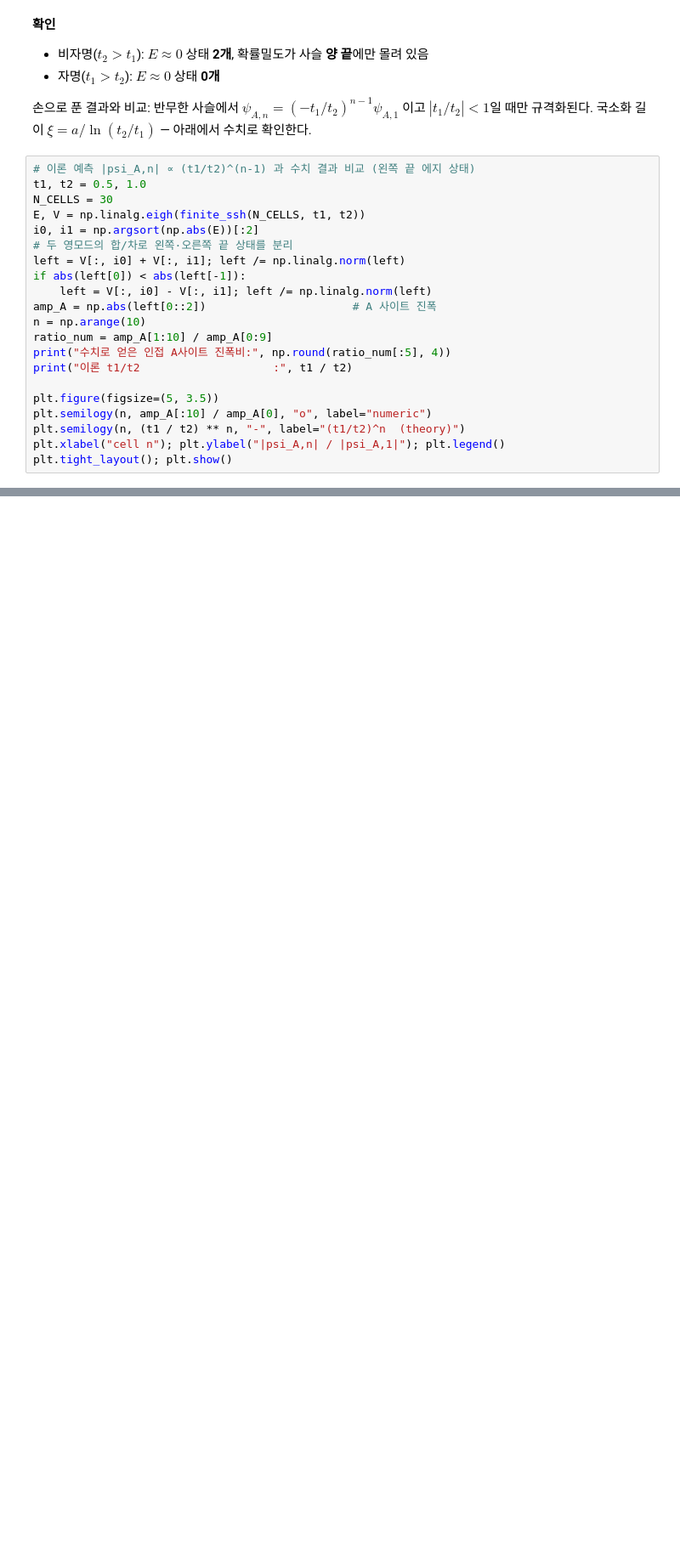
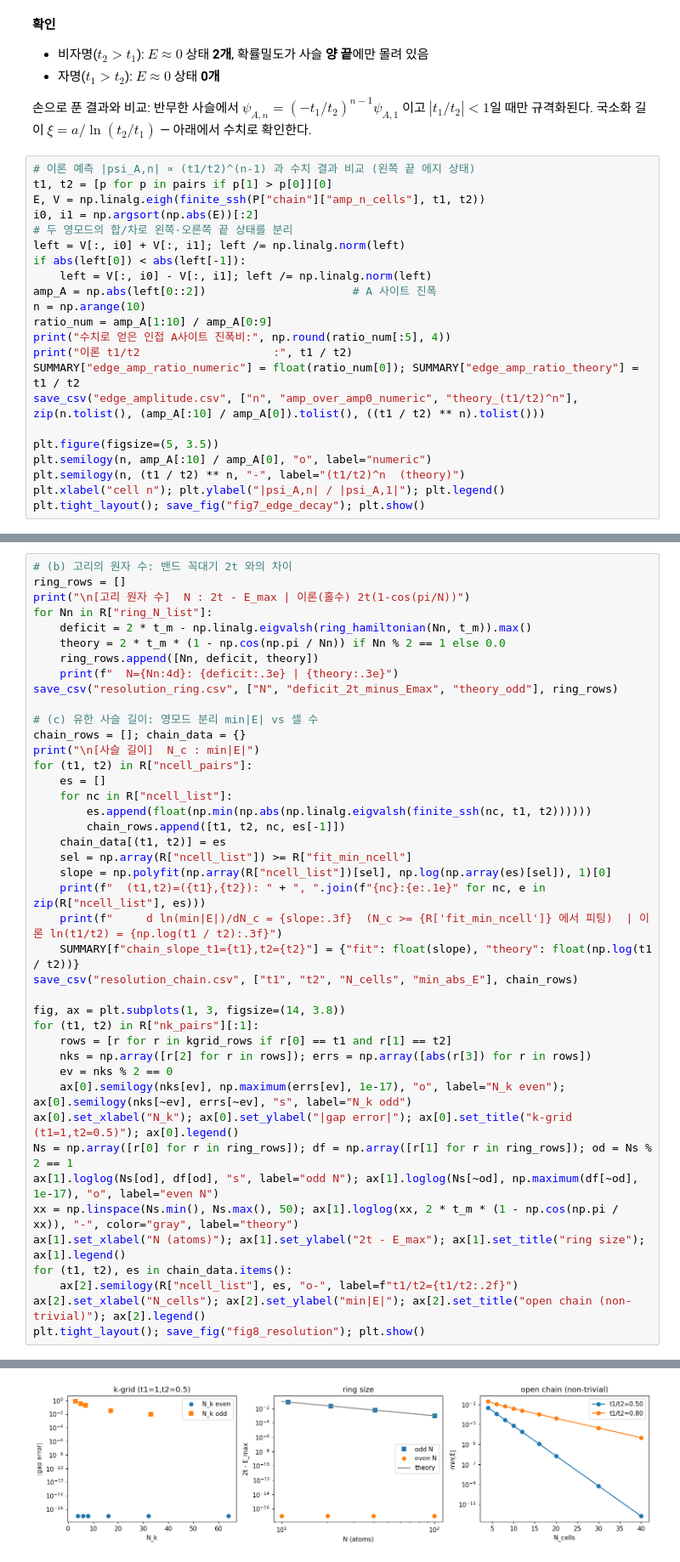
Before and after one commit to hyosan1423/computational-physics, a Jupyter notebook: midterm-tight-binding/tight_binding.ipynb, the cells around one changed output, grey strips where cells are left out. Shown at 85% size. Drawn from its saved outputs; the diff is of its cells as text; blank space fills up the shorter version.

```diff
--- a/midterm-tight-binding/tight_binding.ipynb
+++ b/midterm-tight-binding/tight_binding.ipynb
@@ -352,9 +436,8 @@ non-trivial (nu=1): E=0 근처 상태 2개, 가장 가까운 두 에너지 = [-0
 국소화 길이 $\xi=a/\ln(t_2/t_1)$ — 아래에서 수치로 확인한다.
 # %%
 # 이론 예측 |psi_A,n| ∝ (t1/t2)^(n-1) 과 수치 결과 비교 (왼쪽 끝 에지 상태)
-t1, t2 = 0.5, 1.0
-N_CELLS = 30
-E, V = np.linalg.eigh(finite_ssh(N_CELLS, t1, t2))
+t1, t2 = [p for p in pairs if p[1] > p[0]][0]
+E, V = np.linalg.eigh(finite_ssh(P["chain"]["amp_n_cells"], t1, t2))
 i0, i1 = np.argsort(np.abs(E))[:2]
 # 두 영모드의 합/차로 왼쪽·오른쪽 끝 상태를 분리
 left = V[:, i0] + V[:, i1]; left /= np.linalg.norm(left)
@@ -365,12 +448,14 @@ n = np.arange(10)
 ratio_num = amp_A[1:10] / amp_A[0:9]
 print("수치로 얻은 인접 A사이트 진폭비:", np.round(ratio_num[:5], 4))
 print("이론 t1/t2                    :", t1 / t2)
+SUMMARY["edge_amp_ratio_numeric"] = float(ratio_num[0]); SUMMARY["edge_amp_ratio_theory"] = t1 / t2
+save_csv("edge_amplitude.csv", ["n", "amp_over_amp0_numeric", "theory_(t1/t2)^n"], zip(n.tolist(), (amp_A[:10] / amp_A[0]).tolist(), ((t1 / t2) ** n).tolist()))
 
 plt.figure(figsize=(5, 3.5))
 plt.semilogy(n, amp_A[:10] / amp_A[0], "o", label="numeric")
 plt.semilogy(n, (t1 / t2) ** n, "-", label="(t1/t2)^n  (theory)")
 plt.xlabel("cell n"); plt.ylabel("|psi_A,n| / |psi_A,1|"); plt.legend()
-plt.tight_layout(); plt.show()
+plt.tight_layout(); save_fig("fig7_edge_decay"); plt.show()
 # %% [output]
 수치로 얻은 인접 A사이트 진폭비: [0.5 0.5 0.5 0.5 0.5]
 이론 t1/t2                    : 0.5
@@ -390,0 +604,43 @@ plt.tight_layout(); plt.show()
+# %%
+# (b) 고리의 원자 수: 밴드 꼭대기 2t 와의 차이
+ring_rows = []
+print("\n[고리 원자 수]  N : 2t - E_max | 이론(홀수) 2t(1-cos(pi/N))")
+for Nn in R["ring_N_list"]:
+    deficit = 2 * t_m - np.linalg.eigvalsh(ring_hamiltonian(Nn, t_m)).max()
+    theory = 2 * t_m * (1 - np.cos(np.pi / Nn)) if Nn % 2 == 1 else 0.0
+    ring_rows.append([Nn, deficit, theory])
+    print(f"  N={Nn:4d}: {deficit:.3e} | {theory:.3e}")
+save_csv("resolution_ring.csv", ["N", "deficit_2t_minus_Emax", "theory_odd"], ring_rows)
+
+# (c) 유한 사슬 길이: 영모드 분리 min|E| vs 셀 수
+chain_rows = []; chain_data = {}
+print("\n[사슬 길이]  N_c : min|E|")
+for (t1, t2) in R["ncell_pairs"]:
+    es = []
+    for nc in R["ncell_list"]:
+        es.append(float(np.min(np.abs(np.linalg.eigvalsh(finite_ssh(nc, t1, t2))))))
+        chain_rows.append([t1, t2, nc, es[-1]])
+    chain_data[(t1, t2)] = es
+    sel = np.array(R["ncell_list"]) >= R["fit_min_ncell"]
+    slope = np.polyfit(np.array(R["ncell_list"])[sel], np.log(np.array(es)[sel]), 1)[0]
+    print(f"  (t1,t2)=({t1},{t2}): " + ", ".join(f"{nc}:{e:.1e}" for nc, e in zip(R["ncell_list"], es)))
+    print(f"     d ln(min|E|)/dN_c = {slope:.3f}  (N_c >= {R['fit_min_ncell']} 에서 피팅)  | 이론 ln(t1/t2) = {np.log(t1 / t2):.3f}")
+    SUMMARY[f"chain_slope_t1={t1},t2={t2}"] = {"fit": float(slope), "theory": float(np.log(t1 / t2))}
+save_csv("resolution_chain.csv", ["t1", "t2", "N_cells", "min_abs_E"], chain_rows)
+
+fig, ax = plt.subplots(1, 3, figsize=(14, 3.8))
+for (t1, t2) in R["nk_pairs"][:1]:
+    rows = [r for r in kgrid_rows if r[0] == t1 and r[1] == t2]
+    nks = np.array([r[2] for r in rows]); errs = np.array([abs(r[3]) for r in rows])
+    ev = nks % 2 == 0
+    ax[0].semilogy(nks[ev], np.maximum(errs[ev], 1e-17), "o", label="N_k even"); ax[0].semilogy(nks[~ev], errs[~ev], "s", label="N_k odd")
+ax[0].set_xlabel("N_k"); ax[0].set_ylabel("|gap error|"); ax[0].set_title("k-grid (t1=1,t2=0.5)"); ax[0].legend()
+Ns = np.array([r[0] for r in ring_rows]); df = np.array([r[1] for r in ring_rows]); od = Ns % 2 == 1
+ax[1].loglog(Ns[od], df[od], "s", label="odd N"); ax[1].loglog(Ns[~od], np.maximum(df[~od], 1e-17), "o", label="even N")
+xx = np.linspace(Ns.min(), Ns.max(), 50); ax[1].loglog(xx, 2 * t_m * (1 - np.cos(np.pi / xx)), "-", color="gray", label="theory")
+ax[1].set_xlabel("N (atoms)"); ax[1].set_ylabel("2t - E_max"); ax[1].set_title("ring size"); ax[1].legend()
+for (t1, t2), es in chain_data.items():
+    ax[2].semilogy(R["ncell_list"], es, "o-", label=f"t1/t2={t1/t2:.2f}")
+ax[2].set_xlabel("N_cells"); ax[2].set_ylabel("min|E|"); ax[2].set_title("open chain (non-trivial)"); ax[2].legend()
+plt.tight_layout(); save_fig("fig8_resolution"); plt.show()
+# %% [output]
@@ -390,0 +662 @@ plt.tight_layout(); plt.show()
+[figure, added]
```
Also changed, not shown: parts of 38 cells of this notebook, 35 other files.
